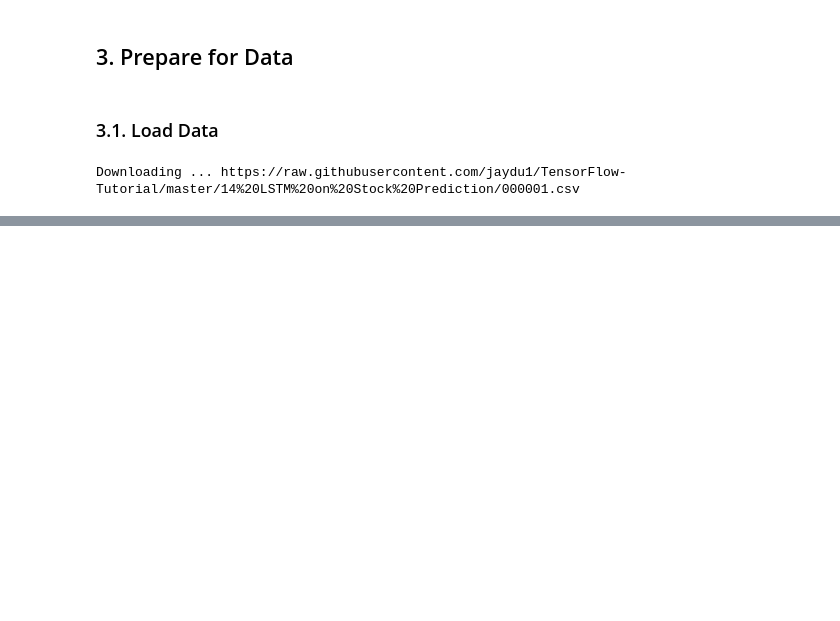
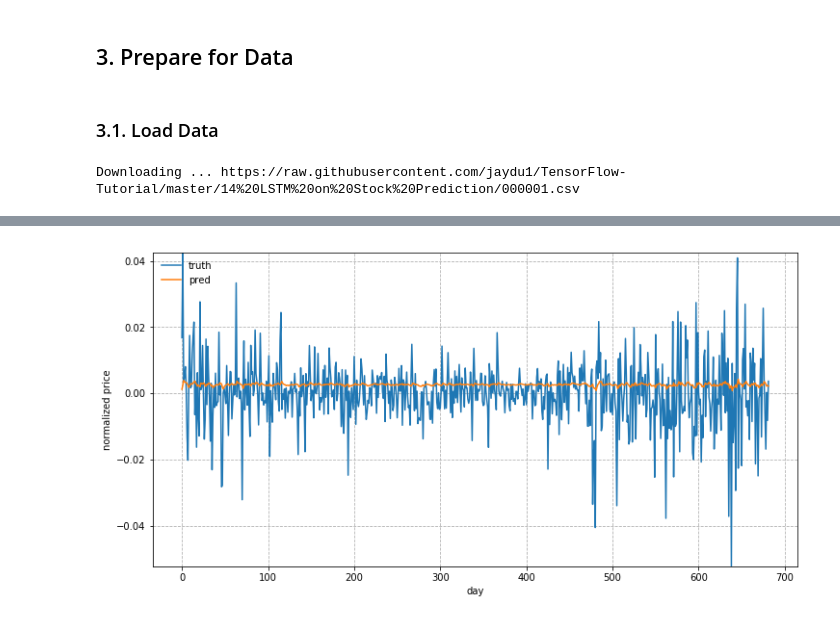
Before and after one commit to jaydu1/TensorFlow-Tutorial, a Jupyter notebook: 14 LSTM on Stock Prediction/14 LSTM on Stock Prediction - en (Eager Execution).ipynb, the cells around one changed output, grey strips where cells are left out. Cells and saved outputs as stored; diff of their text form; code cells hidden in the pictures; blank space fills up the shorter version.

Commit message:
Update 14 LSTM on Stock Prediction - en (Eager Execution).ipynb
Add normalized-price model

```diff
--- a/14 LSTM on Stock Prediction/14 LSTM on Stock Prediction - en (Eager Execution).ipynb
+++ b/14 LSTM on Stock Prediction/14 LSTM on Stock Prediction - en (Eager Execution).ipynb
@@ -46,3 +48,7 @@ if not os.path.exists(STOCK_PRICE_PATH):
         fin.write(r.content)
 # %% [output]
 Downloading ... https://raw.githubusercontent.com/jaydu1/TensorFlow-Tutorial/master/14%20LSTM%20on%20Stock%20Prediction/000001.csv
+# %%
+STOCK_PRICE_PATH = '000001.csv'
+data = pd.read_csv(STOCK_PRICE_PATH, encoding='gbk')
+data
@@ -48,0 +123,10 @@ Downloading ... https://raw.githubusercontent.com/jaydu1/TensorFlow-Tutorial/mas
+# %%
+# Generate training Dataset
+TrainDataset = tf.data.Dataset.from_tensor_slices((x_train, y_train))
+# Shuffle per buffer_size
+TrainDataset = TrainDataset.shuffle(buffer_size=300)
+# Batch size
+TrainDataset = TrainDataset.batch(BATCH_SIZE, drop_remainder=True)
+
+# Generate testing Dataset
+TestDataset = tf.data.Dataset.from_tensor_slices((x_test, y_test)).batch(BATCH_SIZE, drop_remainder=True)
@@ -48,0 +172,8 @@ Downloading ... https://raw.githubusercontent.com/jaydu1/TensorFlow-Tutorial/mas
+# %%
+def Loss(y_pred, y_true):
+    '''
+    Input:
+        y_pred - [BATCH_SIZE, OUTPUT_SIZE]
+        y      - [BATCH_SIZE, OUTPUT_SIZE]
+    '''
+    return tf.reduce_mean(tf.square(y_pred - y_true), name="loss_mse")
@@ -48,0 +182,3 @@ Downloading ... https://raw.githubusercontent.com/jaydu1/TensorFlow-Tutorial/mas
+# %%
+# Using adam optimizer with default arguments
+optimizer = tf.train.RMSPropOptimizer(LEARNING_RATE)
@@ -48,0 +238,19 @@ Downloading ... https://raw.githubusercontent.com/jaydu1/TensorFlow-Tutorial/mas
+# %%
+def plotSamples(y_true, y_pred):
+    def _flatten(seq):
+        return np.array([x for y in seq for x in y])
+
+    truths = _flatten(y_test)[:]
+    preds = (_flatten(y_pred) * 1)[:]
+    days = range(len(truths))[:]
+
+    plt.figure(figsize=(12, 6))
+    plt.plot(days, truths, label='truth')
+    plt.plot(days, preds, label='pred')
+    plt.legend(loc='upper left', frameon=False)
+    plt.xlabel("day")
+    plt.ylabel("normalized price")
+    plt.ylim((min(truths), max(truths)))
+    plt.grid(ls='--')
+# %% [output]
+[figure, added]
```
Also changed, not shown: parts of 14 cells of this notebook.
